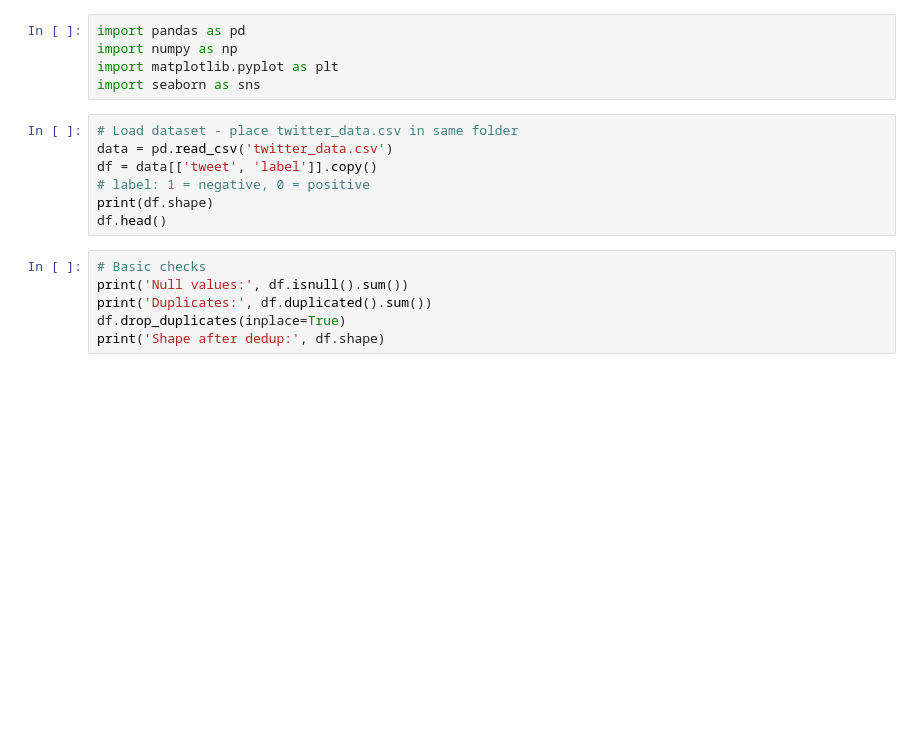
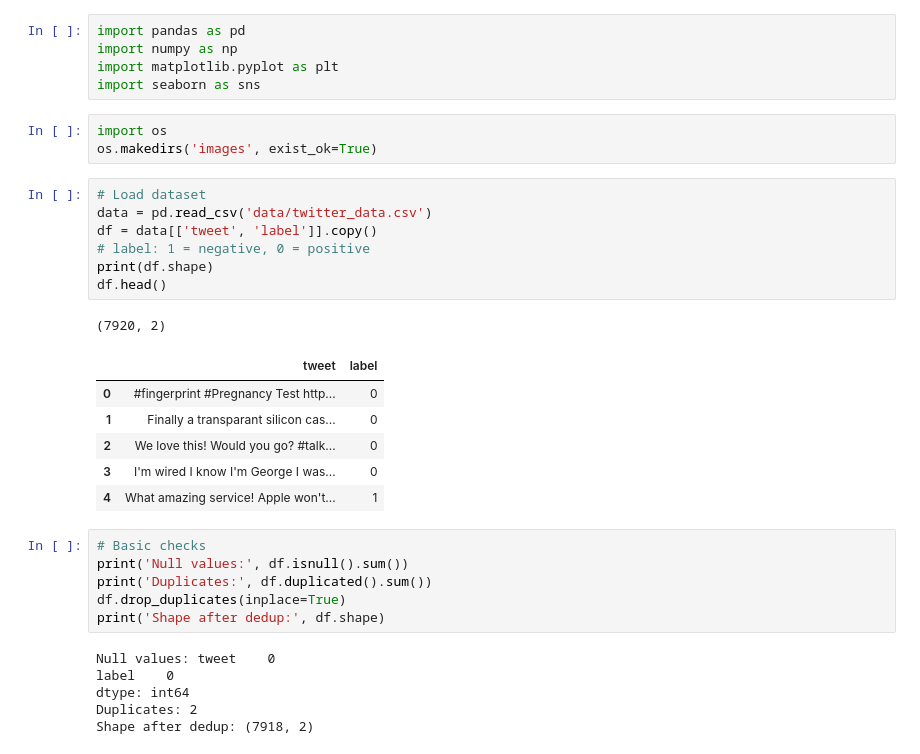
Before and after one commit to priyapalivela/Twitter-Sentiment-Analysis, a Jupyter notebook: Twitter_Sentiment_Analysis.ipynb, the cells around one changed output. Drawn from its saved outputs; the diff is of its cells as text; blank space fills up the shorter version.

```diff
--- a/Twitter_Sentiment_Analysis.ipynb
+++ b/Twitter_Sentiment_Analysis.ipynb
@@ -7,19 +7,36 @@ import pandas as pd
 import numpy as np
 import matplotlib.pyplot as plt
 import seaborn as sns
+# %%
+import os
+os.makedirs('images', exist_ok=True)
 # %%
-# Load dataset - place twitter_data.csv in same folder
-data = pd.read_csv('twitter_data.csv')
+# Load dataset
+data = pd.read_csv('data/twitter_data.csv')
 df = data[['tweet', 'label']].copy()
 # label: 1 = negative, 0 = positive
 print(df.shape)
 df.head()
+# %% [output]
+(7920, 2)
+|  | tweet | label |
+| 0 | #fingerprint #Pregnancy Test http... | 0 |
+| 1 | Finally a transparant silicon cas... | 0 |
+| 2 | We love this! Would you go? #talk... | 0 |
+| 3 | I'm wired I know I'm George I was... | 0 |
+| 4 | What amazing service! Apple won't... | 1 |
 # %%
 # Basic checks
 print('Null values:', df.isnull().sum())
 print('Duplicates:', df.duplicated().sum())
 df.drop_duplicates(inplace=True)
 print('Shape after dedup:', df.shape)
+# %% [output]
+Null values: tweet    0
+label    0
+dtype: int64
+Duplicates: 2
+Shape after dedup: (7918, 2)
 # %%
 # Label distribution
 p = df['label'].value_counts()
```
Also changed, not shown: parts of 14 cells of this notebook, 6 other files.
